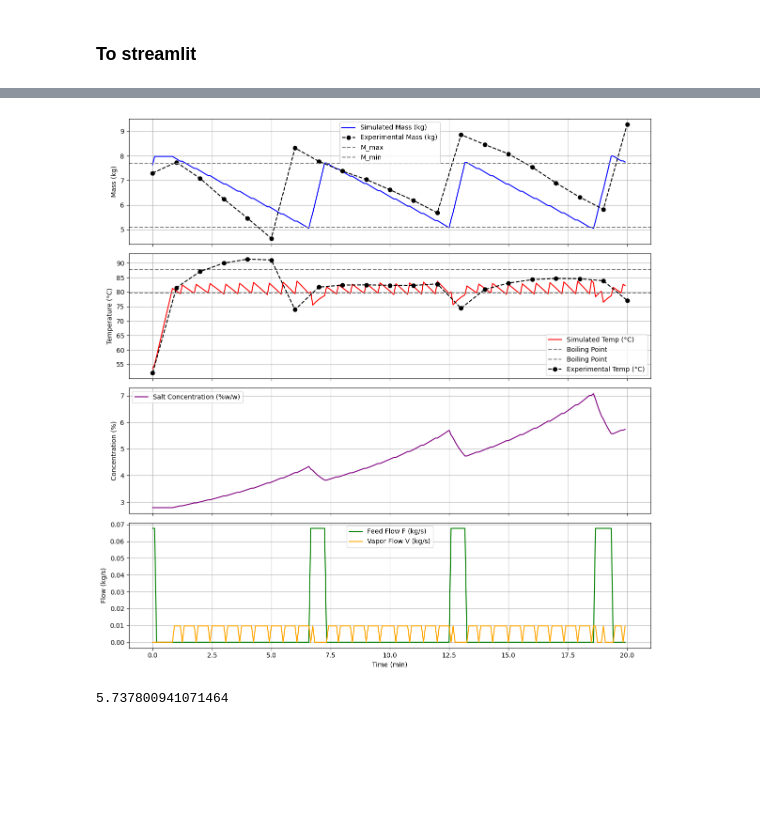
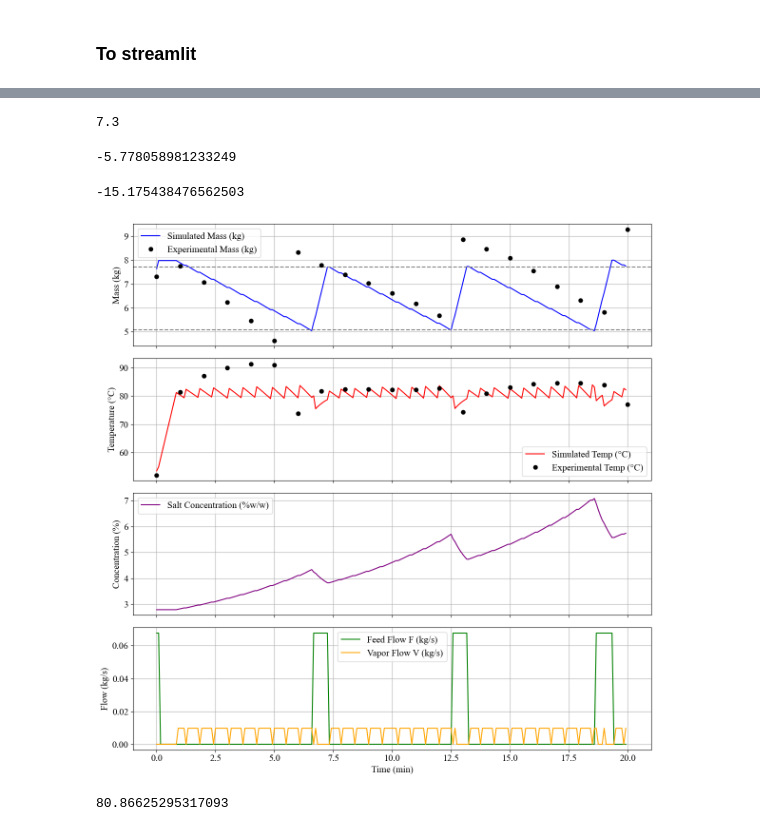
Before and after one commit to Juandhb99/proyecto-evaporadores, a Jupyter notebook: Balances/transient_.ipynb, the cells around one changed output, grey strips where cells are left out. Cells and saved outputs as stored; diff of their text form; code cells hidden in the pictures; blank space fills up the shorter version.

```diff
--- a/Balances/transient_.ipynb
+++ b/Balances/transient_.ipynb
@@ -100,5 +8,0 @@ plt.show()
-# %%
-Hv = PropsSI('H', 'P', 57242.13, 'Q', 1, 'Water')  # Produced vapor at P1, T1 without solute
-hf = PropsSI('H', 'T', 325, 'P', 74000, 'Water')
-hL = PropsSI('H', 'T', 327.87, 'Q', 0, 'Water')  # Liquor enthalpy at T1, xL
-hL/1000
@@ -192,7 +94,7 @@ for step in range(steps):
     #  Differential equations
     dM_dt = F - V
     dM_salt_dt = F * x_f
-    dT_dt = ((F * (h_f_in - h_i)) - (V * (h_v - h_i)) + Q - 7) / (M * c_j)
+    dT_dt = ((F * (h_f_in - h_i)) - (V * (h_v - h_i)) + Q ) / (M * c_j)
 
     # Euler integration
 
@@ -200,8 +102,6 @@ for step in range(steps):
     M_salt += dM_salt_dt * dt
     T += dT_dt * dt
     target_salt_mass=x_L*M
-    if M_salt >= target_salt_mass:
-        break
     # Save data
     time_list.append(t)
     M_list.append(M)
@@ -413,7 +354,7 @@ def simulate_evaporation(total_time, M_init, M_salt_init, T_init, P1, Ps, P, x_f
                 "concentration_pct": concentration_list,
                 "T_eb": T_eb,  # Include boiling point in the output
                 "total_vapor_evaporated": total_vapor_evaporated,
-                "total_steam_used": total_steam_used,
+                "total_steam_used": total_steam_used
             }
 # %%
 #-------------------------------------------------------------------
@@ -512,3 +451,15 @@ Final concentration in the evaporator  (%w/w): 5.74
+# %%
+M_init
+# %% [output]
+7.3
+# %%
+((results['total_steam_used']-14.92)/14.92)*100
+# %% [output]
+-5.778058981233249
+# %%
+((results['total_vapor_evaporated']-10.24)/10.24)*100
+# %% [output]
+-15.175438476562503
 # %%
 time_array = np.array(results["time"]) / 60
 M_array = np.array(results["mass"])
@@ -519,48 +470,49 @@ V_array = np.array(results["vapor_flow"])
 T_eb=results["T_eb"] - 273.15
 M_max = 7.7              # Maximum evaporator mass (kg)
 M_min = 5.09               # Minimum evaporator mass (kg)
-
+mpl.rcParams['font.family'] = 'Times New Roman'
+mpl.rcParams['font.size'] = 14  # Increase font size
 fig, axs = plt.subplots(4, 1, figsize=(12, 12), sharex=True)
 
             # Mass plot
 axs[0].plot(time_array, M_array, label='Simulated Mass (kg)', color='blue')
-axs[0].plot(t_exp / 60, M_exp, 'o', linestyle='--',label='Experimental Mass (kg)', color='black')
-axs[0].axhline(M_max, color='gray', linestyle='--', label='M_max')
-axs[0].axhline(M_min, color='gray', linestyle='--', label='M_min')
+axs[0].axhline(M_max, color='gray', linestyle='--')
+axs[0].axhline(M_min, color='gray', linestyle='--')
+axs[0].plot(t_exp / 60, M_exp, 'o',label='Experimental Mass (kg)', color='black')
 axs[0].set_ylabel('Mass (kg)')
 axs[0].legend()
 axs[0].grid()
 
             # Temperature plot
 axs[1].plot(time_array, T_array, label='Simulated Temp (°C)', color='red')
-axs[1].axhline(T_eb+3, color='gray', linestyle='--', label='Boiling Point')
-axs[1].axhline(T_eb-5, color='gray', linestyle='--', label='Boiling Point')
-axs[1].plot(t_exp / 60, T_exp, 'o', linestyle='--',label='Experimental Temp (°C)', color='black')
+axs[1].plot(t_exp / 60, T_exp, 'o',label='Experimental Temp (°C)', color='black')
 
 axs[1].set_ylabel('Temperature (°C)')
 axs[1].legend()
 
 axs[1].grid()
 
             # Concentration plot
 axs[2].plot(time_array, conc_array, label='Salt Concentration (%w/w)', color='purple')
 axs[2].set_ylabel('Concentration (%)')
 axs[2].legend()
 axs[2].grid()
 
             # Flow plot
 axs[3].plot(time_array, F_array, label='Feed Flow F (kg/s)', color='green')
 axs[3].plot(time_array, V_array, label='Vapor Flow V (kg/s)', color='orange')
 axs[3].set_xlabel('Time (min)')
 axs[3].set_ylabel('Flow (kg/s)')
 axs[3].legend()
 axs[3].grid()
 plt.tight_layout()
 plt.show()
 # %% [output]
-[figure, old version]
+[figure, new version]
-# %%
-last_concentration = results["concentration_pct"][-1]
-last_concentration
-# %% [output]
-5.737800941071464
+# %%
+len(results["temperature_C"])
+temperatures=results["temperature_C"][12:]
+prome=sum(temperatures) / len(temperatures)
+prome
+# %% [output]
+80.86625295317093
```
Also changed, not shown: parts of 14 cells of this notebook, 1 other file.
